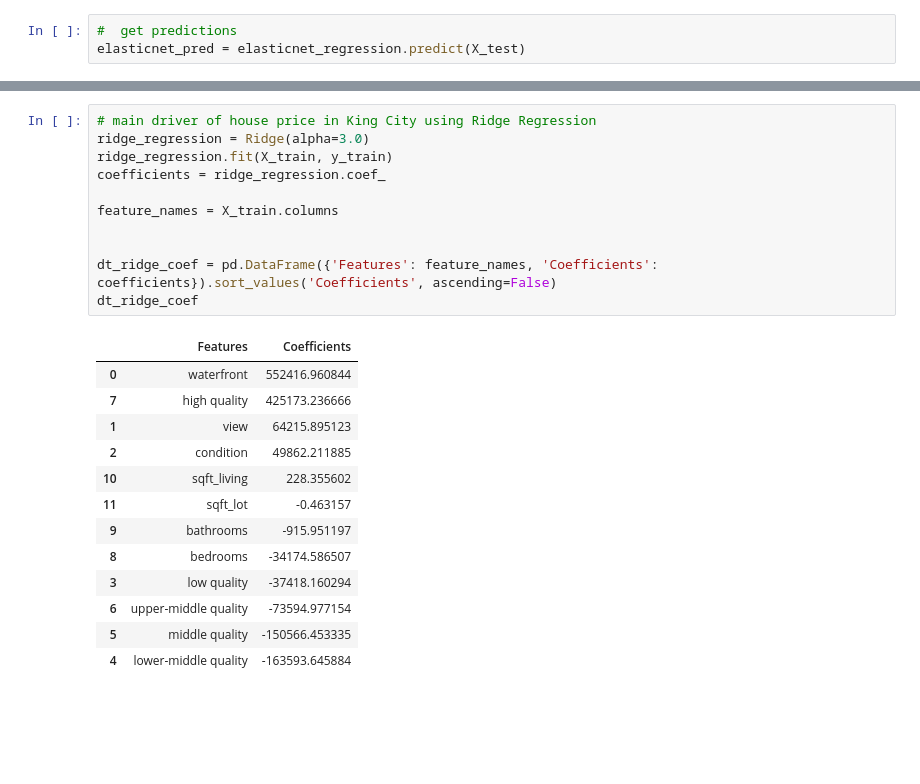
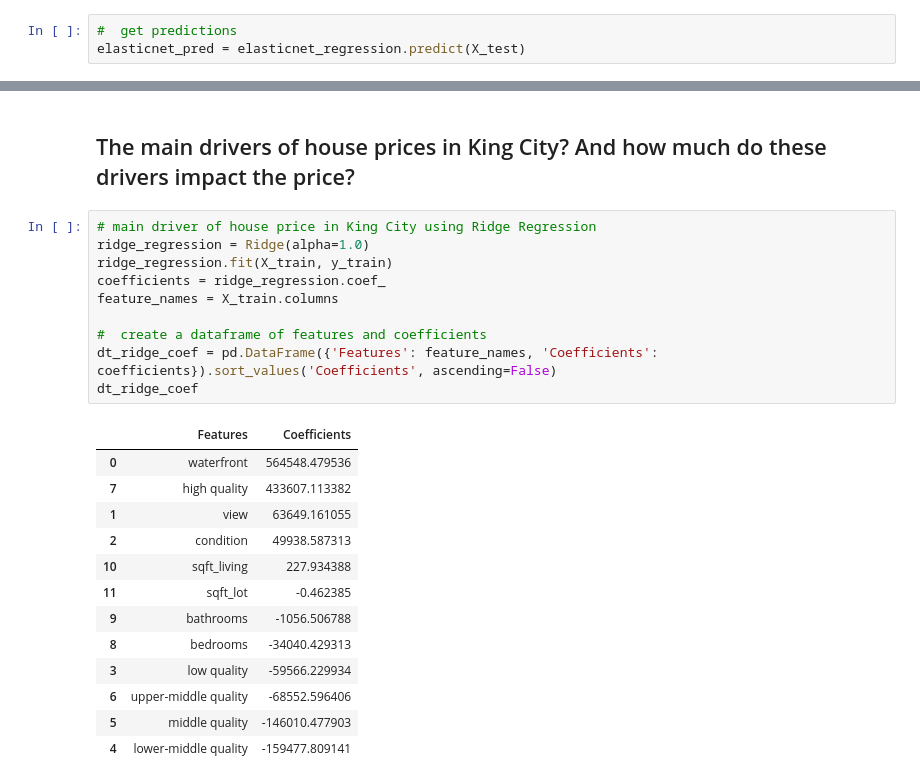
Before and after one commit to Dianalxy1/schulich_date_science, a Jupyter notebook: class_7/Assignment_3.ipynb, the cells around one changed output, grey strips where cells are left out. Saved outputs shown, nothing was run; the diff lists cells and outputs as text; blank space fills up the shorter version.

```diff
--- a/class_7/Assignment_3.ipynb
+++ b/class_7/Assignment_3.ipynb
@@ -580,26 +612,27 @@ ElasticNet RMSE: 329060.5208625003
+# %% [markdown]
+## The main drivers of house prices in King City? And how much do these drivers impact the price?
 # %%
 # main driver of house price in King City using Ridge Regression
-ridge_regression = Ridge(alpha=3.0)
+ridge_regression = Ridge(alpha=1.0)
 ridge_regression.fit(X_train, y_train)
 coefficients = ridge_regression.coef_
-
 feature_names = X_train.columns
 
-
+#  create a dataframe of features and coefficients
 dt_ridge_coef = pd.DataFrame({'Features': feature_names, 'Coefficients': coefficients}).sort_values('Coefficients', ascending=False)
 dt_ridge_coef
 # %% [output]
 |  | Features | Coefficients |
-| 0 | waterfront | 552416.960844 |
-| 7 | high quality | 425173.236666 |
-| 1 | view | 64215.895123 |
-| 2 | condition | 49862.211885 |
-| 10 | sqft_living | 228.355602 |
-| 11 | sqft_lot | -0.463157 |
-| 9 | bathrooms | -915.951197 |
-| 8 | bedrooms | -34174.586507 |
-| 3 | low quality | -37418.160294 |
-| 6 | upper-middle quality | -73594.977154 |
-| 5 | middle quality | -150566.453335 |
-| 4 | lower-middle quality | -163593.645884 |
+| 0 | waterfront | 564548.479536 |
+| 7 | high quality | 433607.113382 |
+| 1 | view | 63649.161055 |
+| 2 | condition | 49938.587313 |
+| 10 | sqft_living | 227.934388 |
+| 11 | sqft_lot | -0.462385 |
+| 9 | bathrooms | -1056.506788 |
+| 8 | bedrooms | -34040.429313 |
+| 3 | low quality | -59566.229934 |
+| 6 | upper-middle quality | -68552.596406 |
+| 5 | middle quality | -146010.477903 |
+| 4 | lower-middle quality | -159477.809141 |
 # %%
```
Also changed, not shown: parts of 41 cells of this notebook.
